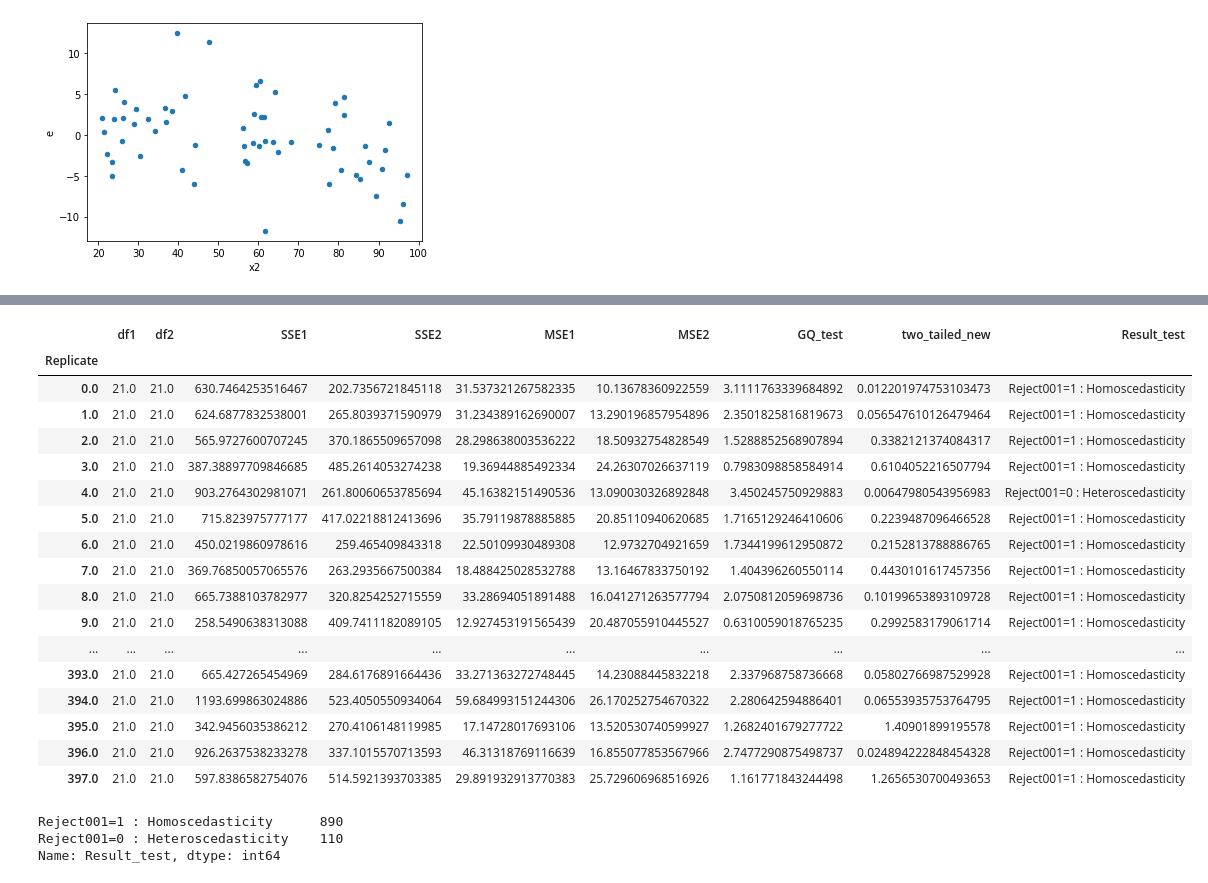
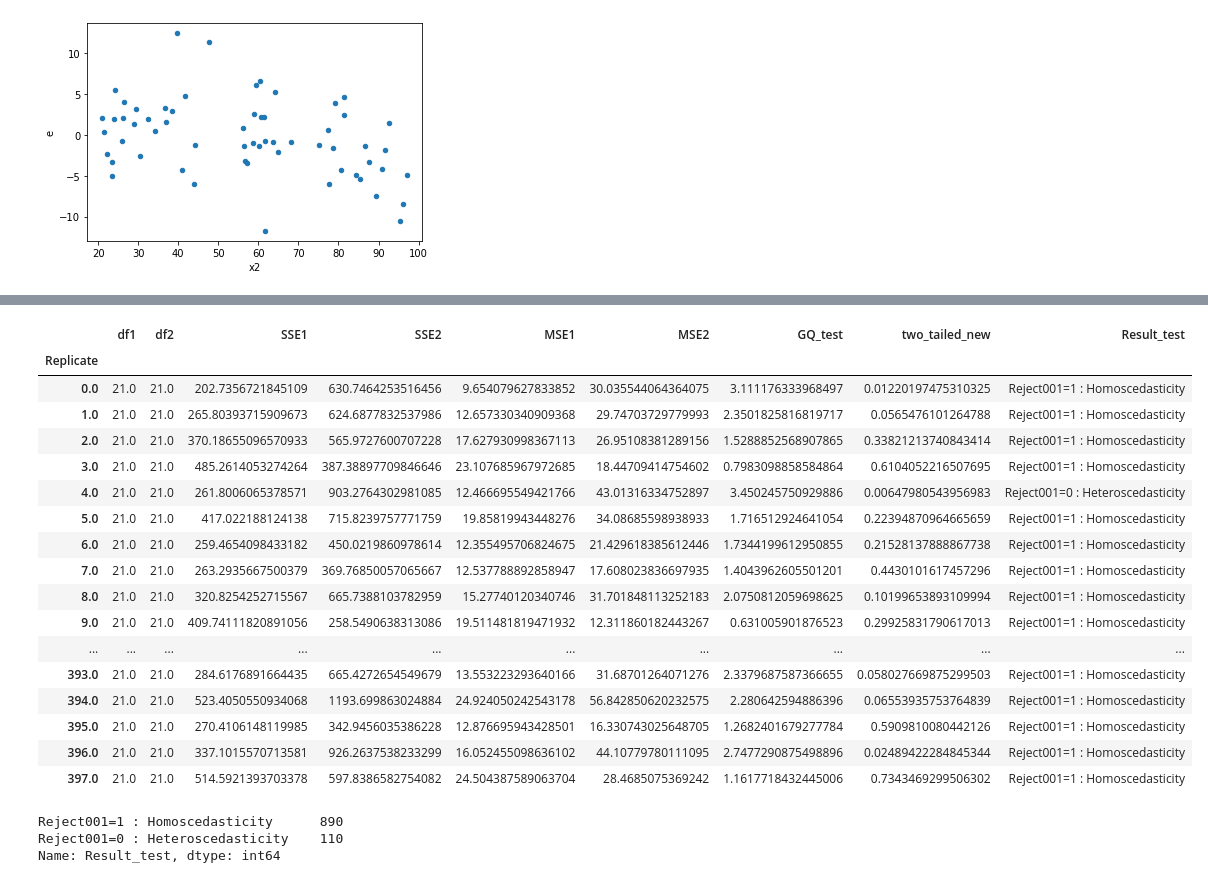
Before and after one commit to iam-fern/Generate_multiplication, a Jupyter notebook: GQtest_data_multi_delta_(0_8)_n60_01.ipynb, the cells around one changed output, grey strips where cells are left out. Drawn from its saved outputs; the diff is of its cells as text; code cells hidden in the pictures.

```diff
--- a/GQtest_data_multi_delta_(0_8)_n60_01.ipynb
+++ b/GQtest_data_multi_delta_(0_8)_n60_01.ipynb
@@ -175,7 +176,6 @@ def get_result(run_replicate, percent_data):
     new_table_sort = new_table.sort_values('x2')
     new_table_sort.reset_index(inplace=True)
     new_table_sort.drop(['index'], axis=1, inplace=True)
-
 
     # แบ่งข้อมูลกลุ่มที่ 1
     table1 = new_table_sort.iloc[:int(percent_data*new_table_sort.shape[0]) , :]
@@ -189,8 +189,7 @@ def get_result(run_replicate, percent_data):
     # หาค่า df กลุ่ม 1
     DF1 = model1.df_resid + 1
     SSE1 = model1.ssr
-    MSE1 = model1.mse_resid
-
+    MSE1 = SSE1/DF1
 
     # แบ่งข้อมูลกลุ่มที่ 2
     table2 = new_table_sort.iloc[int((1-percent_data)*new_table_sort.shape[0]): , :]
@@ -204,23 +203,21 @@ def get_result(run_replicate, percent_data):
     # หาค่า df กลุ่ม 2
     DF2 = model2.df_resid + 1
     SSE2 = model2.ssr
-    MSE2 = model2.mse_resid
+    MSE2 = SSE2/DF2
 
     # ค่าสถิติทดสอบ
     GQ_test = (SSE2/DF2) / (SSE1/DF1)
-
 
     df2 = DF2
     df1 = DF1
 
     # คำนวณค่า p-value
-    # sf(x, dfn, dfd, loc=0, scale=1) : Survival function (also defined as 1 - cdf, but sf is sometimes more accurate)
+    # pdf(x, dfn, dfd, loc=0, scale=1) : Probability density function
     two_tailed = 2.0*(1.0-(ss.f.cdf(GQ_test, df2, df1)))
+    p_greater = ss.f.cdf(GQ_test, df2, df1)
+    p_less = 1.0-ss.f.cdf(GQ_test, df2, df1)
 
-    # pdf(x, dfn, dfd, loc=0, scale=1) : Probability density function
-    p_greater = ss.f.cdf(GQ_test, df2, df1)
-
-    return df2, df1, SSE2, SSE1, MSE2, MSE1, GQ_test, two_tailed, p_greater
+    return df1, df2, SSE1, SSE2, MSE1, MSE2, GQ_test, two_tailed, p_greater, p_less
 
 # สร้าง list ของ replicates
 list_replicate=list({i[0] for i in table.index})
@@ -236,13 +233,14 @@ list_MSE2=[]
 list_GQ_test=[]
 list_two_tailed=[]
 list_p_greater=[]
+list_p_less=[]
 
 # กำหนด % การแบ่งข้อมูล
 percent_data=0.4
 
 # ใช้ for loop สำหรับการ run ทุก replicates
 for run_replicate in list_replicate:
-    df1, df2, SSE1, SSE2, MSE1, MSE2, GQ_test, two_tailed, p_greater=get_result(run_replicate, percent_data)
+    df1, df2, SSE1, SSE2, MSE1, MSE2, GQ_test, two_tailed, p_greater, p_less=get_result(run_replicate, percent_data)
     list_df1.append(df1)
     list_SSE1.append(SSE1)
     list_df2.append(df2)
@@ -252,6 +250,7 @@ for run_replicate in list_replicate:
     list_GQ_test.append(GQ_test)
     list_two_tailed.append(two_tailed)
     list_p_greater.append(p_greater)
+    list_p_less.append(p_less)
 # %%
 # สร้างตารางผลลัพธ์
 alpha = 0.01
@@ -290,39 +289,41 @@ result.astype(str)
 # %%
 # สร้างตารางผลลัพธ์
 alpha = 0.01
 pd.set_option('display.max_rows', 1000)
 pd.set_option('display.max_columns', 1000)
 pd.set_option('display.width', 1000)
 result=pd.DataFrame({"Replicate":list_replicate, "df1":list_df1, "df2":list_df2, "SSE1":list_SSE1,
                      "SSE2":list_SSE2, "MSE1":list_MSE1, "MSE2":list_MSE2,
-                     "GQ_test":list_GQ_test, "two_tailed":list_two_tailed, "greater":list_p_greater})
+                     "GQ_test":list_GQ_test, "two_tailed":list_two_tailed, "greater":list_p_greater, "less":list_p_less})
 result.set_index(['Replicate'], inplace=True)
 
-result['two_tailed_new']=result[["two_tailed","greater"]].apply(lambda value: value[0] if value[0]<0.5 else 2*value[1], axis=1)
+result['two_tailed_new']=result[["two_tailed","greater","less"]].apply(lambda value: value[0] if value[0]<0.5 else (2*value[1] if value[1]<0.5 else 2*value[2]) , axis=1)
 result["Result_test"]=result["two_tailed_new"].apply(lambda p_value: 'Reject001=0 : Heteroscedasticity'
                                                                   if p_value < alpha else 'Reject001=1 : Homoscedasticity')
 #two_tailed_new_show=two_tailed_new.drop(columns="greater")
-result_show=result.drop(columns=["two_tailed", "greater"])
+result_show=result.drop(columns=["two_tailed", "greater", "less"])
 result_show.astype(str)
+
+#result.astype(str)
 # %% [output]
 |  | df1 | df2 | SSE1 | SSE2 | MSE1 | MSE2 | GQ_test | two_tailed_new | Result_test |
 | Replicate |  |  |  |  |  |  |  |  |  |
-| 0.0 | 21.0 | 21.0 | 630.7464253516467 | 202.7356721845118 | 31.537321267582335 | 10.13678360922559 | 3.1111763339684892 | 0.012201974753103473 | Reject001=1 : Homoscedasticity |
-| 1.0 | 21.0 | 21.0 | 624.6877832538001 | 265.8039371590979 | 31.234389162690007 | 13.290196857954896 | 2.3501825816819673 | 0.056547610126479464 | Reject001=1 : Homoscedasticity |
-| 2.0 | 21.0 | 21.0 | 565.9727600707245 | 370.1865509657098 | 28.298638003536222 | 18.50932754828549 | 1.5288852568907894 | 0.3382121374084317 | Reject001=1 : Homoscedasticity |
-| 3.0 | 21.0 | 21.0 | 387.38897709846685 | 485.2614053274238 | 19.36944885492334 | 24.26307026637119 | 0.7983098858584914 | 0.6104052216507794 | Reject001=1 : Homoscedasticity |
-| 4.0 | 21.0 | 21.0 | 903.2764302981071 | 261.80060653785694 | 45.16382151490536 | 13.090030326892848 | 3.450245750929883 | 0.00647980543956983 | Reject001=0 : Heteroscedasticity |
-| 5.0 | 21.0 | 21.0 | 715.823975777177 | 417.02218812413696 | 35.79119878885885 | 20.85110940620685 | 1.7165129246410606 | 0.2239487096466528 | Reject001=1 : Homoscedasticity |
-| 6.0 | 21.0 | 21.0 | 450.0219860978616 | 259.465409843318 | 22.50109930489308 | 12.9732704921659 | 1.7344199612950872 | 0.2152813788886765 | Reject001=1 : Homoscedasticity |
-| 7.0 | 21.0 | 21.0 | 369.76850057065576 | 263.2935667500384 | 18.488425028532788 | 13.16467833750192 | 1.404396260550114 | 0.4430101617457356 | Reject001=1 : Homoscedasticity |
-| 8.0 | 21.0 | 21.0 | 665.7388103782977 | 320.8254252715559 | 33.28694051891488 | 16.041271263577794 | 2.0750812059698736 | 0.10199653893109728 | Reject001=1 : Homoscedasticity |
-| 9.0 | 21.0 | 21.0 | 258.5490638313088 | 409.7411182089105 | 12.927453191565439 | 20.487055910445527 | 0.6310059018765235 | 0.2992583179061714 | Reject001=1 : Homoscedasticity |
+| 0.0 | 21.0 | 21.0 | 202.7356721845109 | 630.7464253516456 | 9.654079627833852 | 30.035544064364075 | 3.111176333968497 | 0.01220197475310325 | Reject001=1 : Homoscedasticity |
+| 1.0 | 21.0 | 21.0 | 265.80393715909673 | 624.6877832537986 | 12.657330340909368 | 29.74703729779993 | 2.3501825816819717 | 0.0565476101264788 | Reject001=1 : Homoscedasticity |
+| 2.0 | 21.0 | 21.0 | 370.18655096570933 | 565.9727600707228 | 17.627930998367113 | 26.95108381289156 | 1.5288852568907865 | 0.33821213740843414 | Reject001=1 : Homoscedasticity |
+| 3.0 | 21.0 | 21.0 | 485.2614053274264 | 387.38897709846646 | 23.107685967972685 | 18.44709414754602 | 0.7983098858584864 | 0.6104052216507695 | Reject001=1 : Homoscedasticity |
+| 4.0 | 21.0 | 21.0 | 261.8006065378571 | 903.2764302981085 | 12.466695549421766 | 43.01316334752897 | 3.450245750929886 | 0.00647980543956983 | Reject001=0 : Heteroscedasticity |
+| 5.0 | 21.0 | 21.0 | 417.022188124138 | 715.8239757771759 | 19.85819943448276 | 34.08685598938933 | 1.716512924641054 | 0.22394870964665659 | Reject001=1 : Homoscedasticity |
+| 6.0 | 21.0 | 21.0 | 259.4654098433182 | 450.0219860978614 | 12.355495706824675 | 21.429618385612446 | 1.7344199612950855 | 0.21528137888867738 | Reject001=1 : Homoscedasticity |
+| 7.0 | 21.0 | 21.0 | 263.2935667500379 | 369.76850057065667 | 12.537788892858947 | 17.608023836697935 | 1.4043962605501201 | 0.4430101617457296 | Reject001=1 : Homoscedasticity |
+| 8.0 | 21.0 | 21.0 | 320.8254252715567 | 665.7388103782959 | 15.27740120340746 | 31.701848113252183 | 2.0750812059698625 | 0.10199653893109994 | Reject001=1 : Homoscedasticity |
+| 9.0 | 21.0 | 21.0 | 409.74111820891056 | 258.5490638313086 | 19.511481819471932 | 12.311860182443267 | 0.631005901876523 | 0.29925831790617013 | Reject001=1 : Homoscedasticity |
 | ... | ... | ... | ... | ... | ... | ... | ... | ... | ... |
-| 393.0 | 21.0 | 21.0 | 665.427265454969 | 284.6176891664436 | 33.271363272748445 | 14.23088445832218 | 2.337968758736668 | 0.05802766987529928 | Reject001=1 : Homoscedasticity |
-| 394.0 | 21.0 | 21.0 | 1193.699863024886 | 523.4050550934064 | 59.684993151244306 | 26.170252754670322 | 2.280642594886401 | 0.06553935753764795 | Reject001=1 : Homoscedasticity |
-| 395.0 | 21.0 | 21.0 | 342.9456035386212 | 270.4106148119985 | 17.14728017693106 | 13.520530740599927 | 1.2682401679277722 | 1.40901899195578 | Reject001=1 : Homoscedasticity |
-| 396.0 | 21.0 | 21.0 | 926.2637538233278 | 337.1015570713593 | 46.31318769116639 | 16.855077853567966 | 2.7477290875498737 | 0.024894222848454328 | Reject001=1 : Homoscedasticity |
-| 397.0 | 21.0 | 21.0 | 597.8386582754076 | 514.5921393703385 | 29.891932913770383 | 25.729606968516926 | 1.161771843244498 | 1.2656530700493653 | Reject001=1 : Homoscedasticity |
+| 393.0 | 21.0 | 21.0 | 284.6176891664435 | 665.4272654549679 | 13.553223293640166 | 31.68701264071276 | 2.3379687587366655 | 0.058027669875299503 | Reject001=1 : Homoscedasticity |
+| 394.0 | 21.0 | 21.0 | 523.4050550934068 | 1193.699863024884 | 24.924050242543178 | 56.842850620232575 | 2.280642594886396 | 0.06553935753764839 | Reject001=1 : Homoscedasticity |
+| 395.0 | 21.0 | 21.0 | 270.4106148119985 | 342.9456035386228 | 12.876695943428501 | 16.330743025648705 | 1.2682401679277784 | 0.5909810080442126 | Reject001=1 : Homoscedasticity |
+| 396.0 | 21.0 | 21.0 | 337.1015570713581 | 926.2637538233299 | 16.052455098636102 | 44.10779780111095 | 2.7477290875498896 | 0.02489422284845344 | Reject001=1 : Homoscedasticity |
+| 397.0 | 21.0 | 21.0 | 514.5921393703378 | 597.8386582754082 | 24.504387589063704 | 28.4685075369242 | 1.1617718432445006 | 0.7343469299506302 | Reject001=1 : Homoscedasticity |
 # %%
 result_show['Result_test'].value_counts()
 # %% [output]
```
Also changed, not shown: parts of 2 cells of this notebook.
